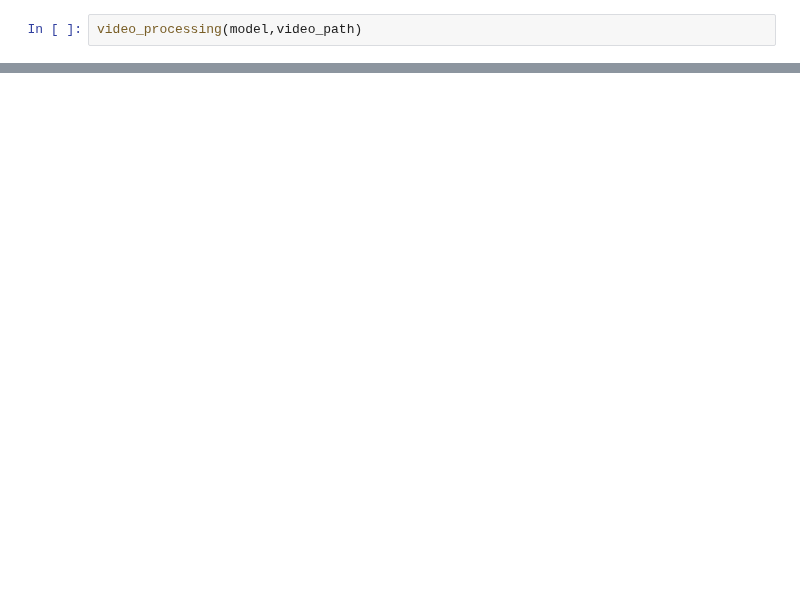
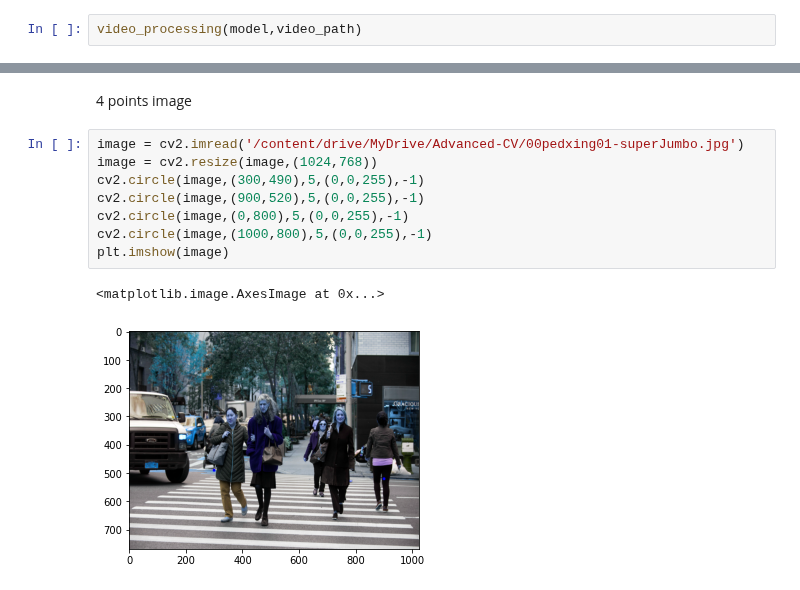
Before and after one commit to lephuocdat2000/Advanced-CV, a Jupyter notebook: FinalProject.ipynb, the cells around one changed output, grey strips where cells are left out. Drawn from its saved outputs; the diff is of its cells as text; blank space fills up the shorter version.

```diff
--- a/FinalProject.ipynb
+++ b/FinalProject.ipynb
@@ -198,0 +195,13 @@ plt.imshow(cv2.cvtColor(image,cv2.COLOR_BGR2RGB))
+# %% [markdown]
+4 points image
+# %%
+image = cv2.imread('/content/drive/MyDrive/Advanced-CV/00pedxing01-superJumbo.jpg')
+image = cv2.resize(image,(1024,768))
+cv2.circle(image,(300,490),5,(0,0,255),-1)
+cv2.circle(image,(900,520),5,(0,0,255),-1)
+cv2.circle(image,(0,800),5,(0,0,255),-1)
+cv2.circle(image,(1000,800),5,(0,0,255),-1)
+plt.imshow(image)
+# %% [output]
+<matplotlib.image.AxesImage at 0x...>
+[figure, added]
```
Also changed, not shown: parts of 5 cells of this notebook.
